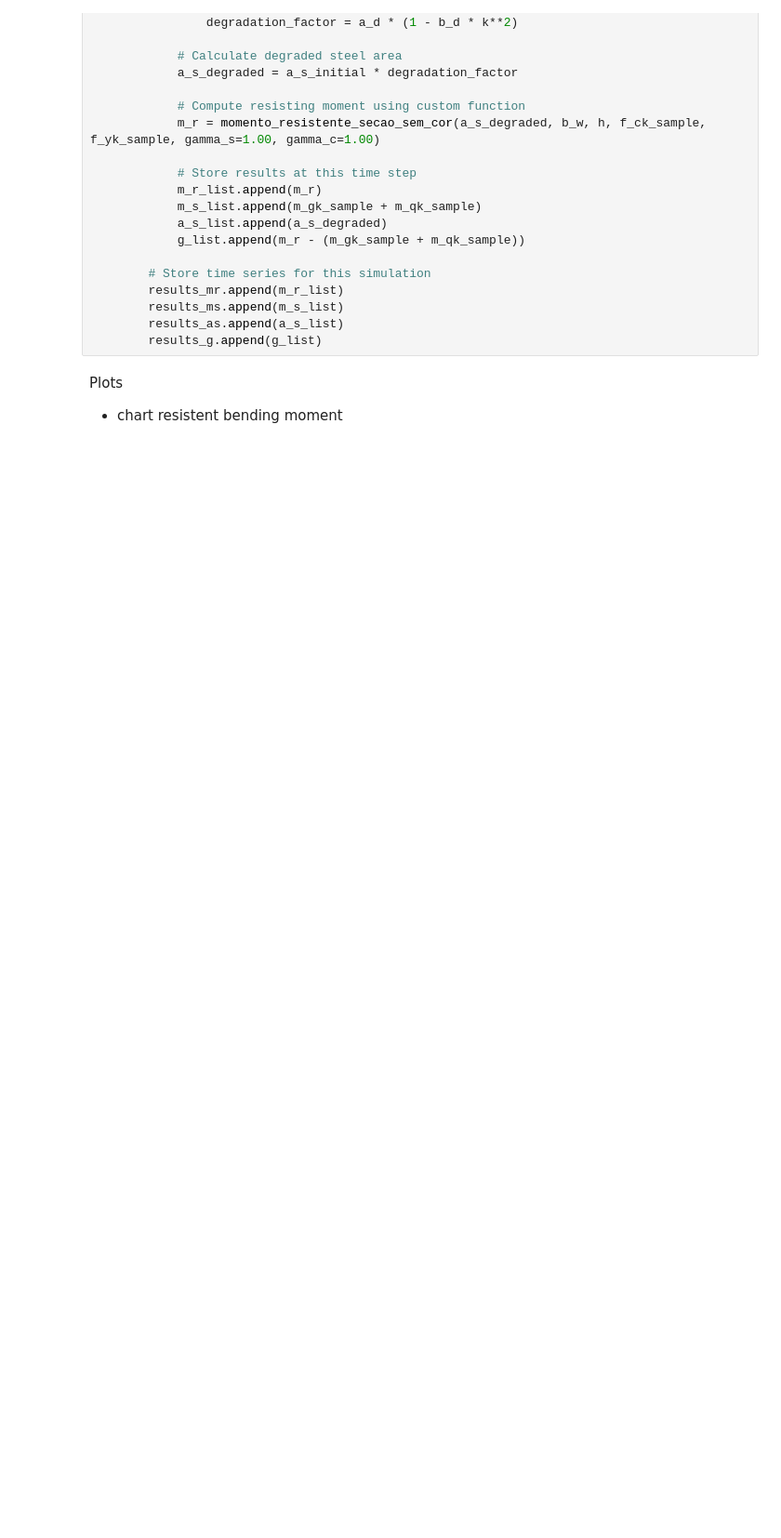
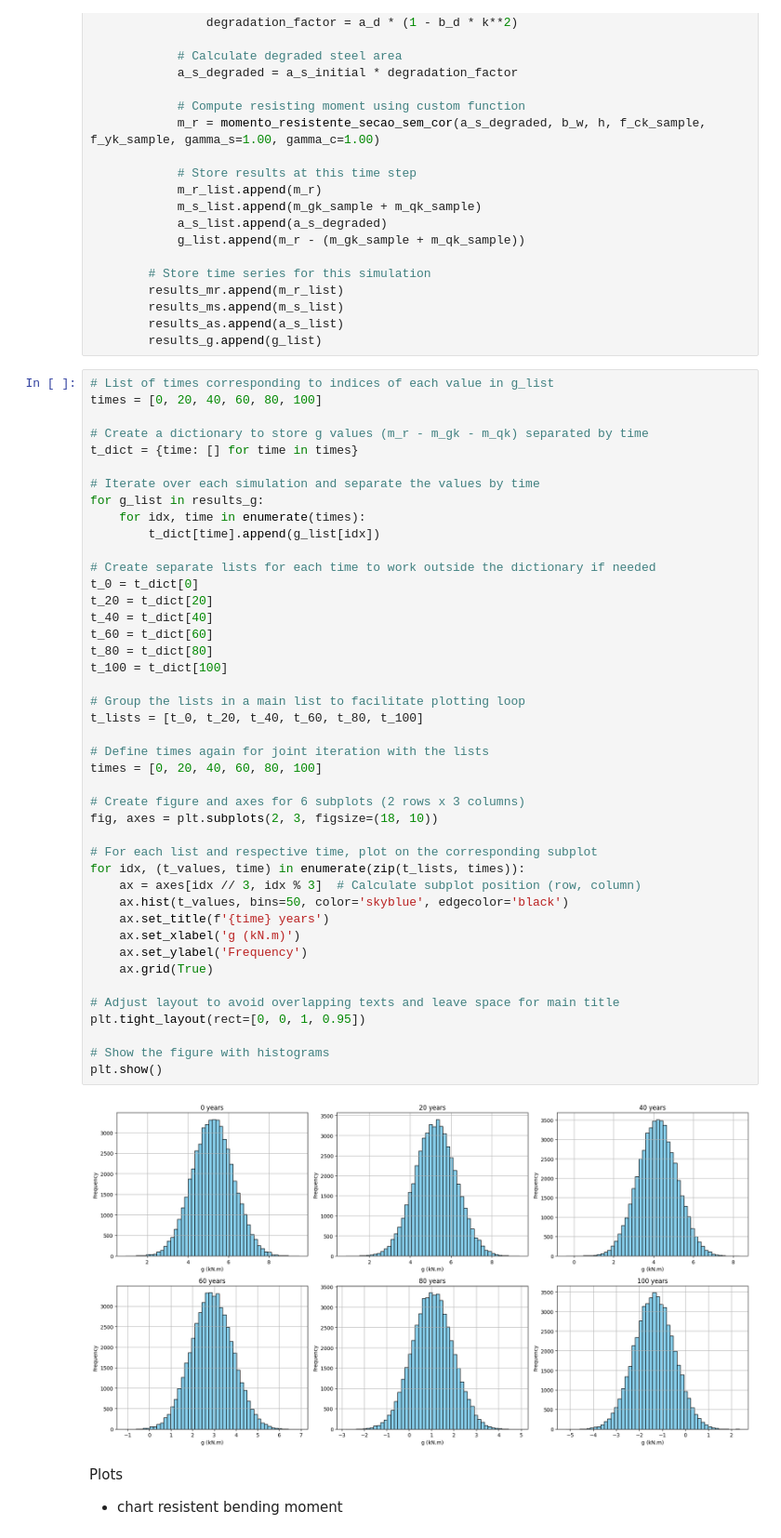
Before and after one commit to Pesquisa-UFCAT/2024-1_victor_hugo_renata_maria, a Jupyter notebook: modeling_results.ipynb, the cells around one changed output. Shown at 93% size. Cells and saved outputs as stored; diff of their text form; blank space fills up the shorter version.

Commit message:
histograms

```diff
--- a/modeling_results.ipynb
+++ b/modeling_results.ipynb
@@ -148,6 +148,51 @@ for i, row in df.iterrows():
         results_ms.append(m_s_list)
         results_as.append(a_s_list)
         results_g.append(g_list)
+# %%
+# List of times corresponding to indices of each value in g_list
+times = [0, 20, 40, 60, 80, 100]
+
+# Create a dictionary to store g values (m_r - m_gk - m_qk) separated by time
+t_dict = {time: [] for time in times}
+
+# Iterate over each simulation and separate the values by time
+for g_list in results_g:
+    for idx, time in enumerate(times):
+        t_dict[time].append(g_list[idx])
+
+# Create separate lists for each time to work outside the dictionary if needed
+t_0 = t_dict[0]
+t_20 = t_dict[20]
+t_40 = t_dict[40]
+t_60 = t_dict[60]
+t_80 = t_dict[80]
+t_100 = t_dict[100]
+
+# Group the lists in a main list to facilitate plotting loop
+t_lists = [t_0, t_20, t_40, t_60, t_80, t_100]
+
+# Define times again for joint iteration with the lists
+times = [0, 20, 40, 60, 80, 100]
+
+# Create figure and axes for 6 subplots (2 rows x 3 columns)
+fig, axes = plt.subplots(2, 3, figsize=(18, 10))
+
+# For each list and respective time, plot on the corresponding subplot
+for idx, (t_values, time) in enumerate(zip(t_lists, times)):
+    ax = axes[idx // 3, idx % 3]  # Calculate subplot position (row, column)
+    ax.hist(t_values, bins=50, color='skyblue', edgecolor='black')
+    ax.set_title(f'{time} years')
+    ax.set_xlabel('g (kN.m)')
+    ax.set_ylabel('Frequency')
+    ax.grid(True)
+
+# Adjust layout to avoid overlapping texts and leave space for main title
+plt.tight_layout(rect=[0, 0, 1, 0.95])
+
+# Show the figure with histograms
+plt.show()
+# %% [output]
+[figure, added]
 # %% [markdown]
 Plots
 
```
Also changed, not shown: parts of 6 cells of this notebook, 2 other files.
